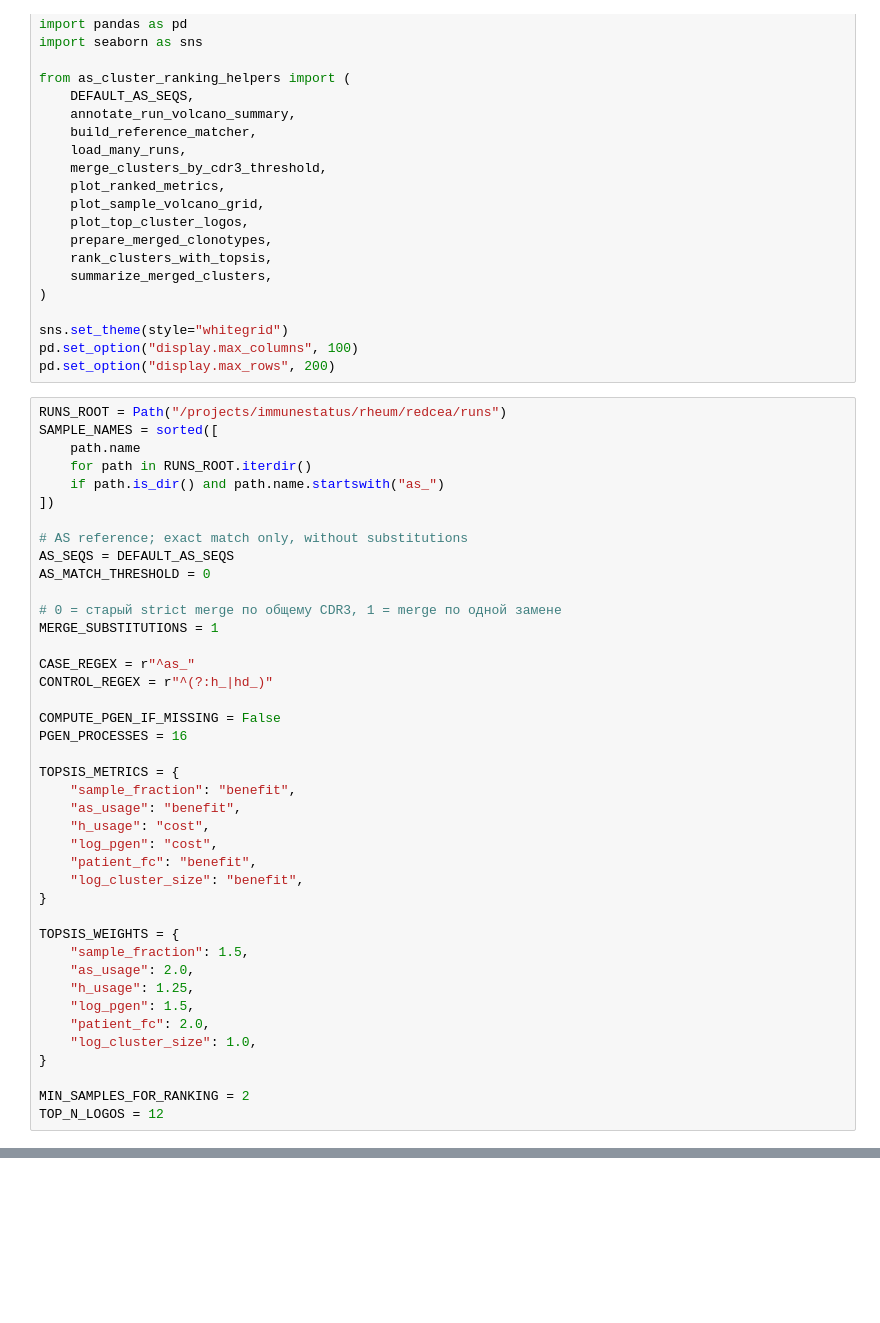
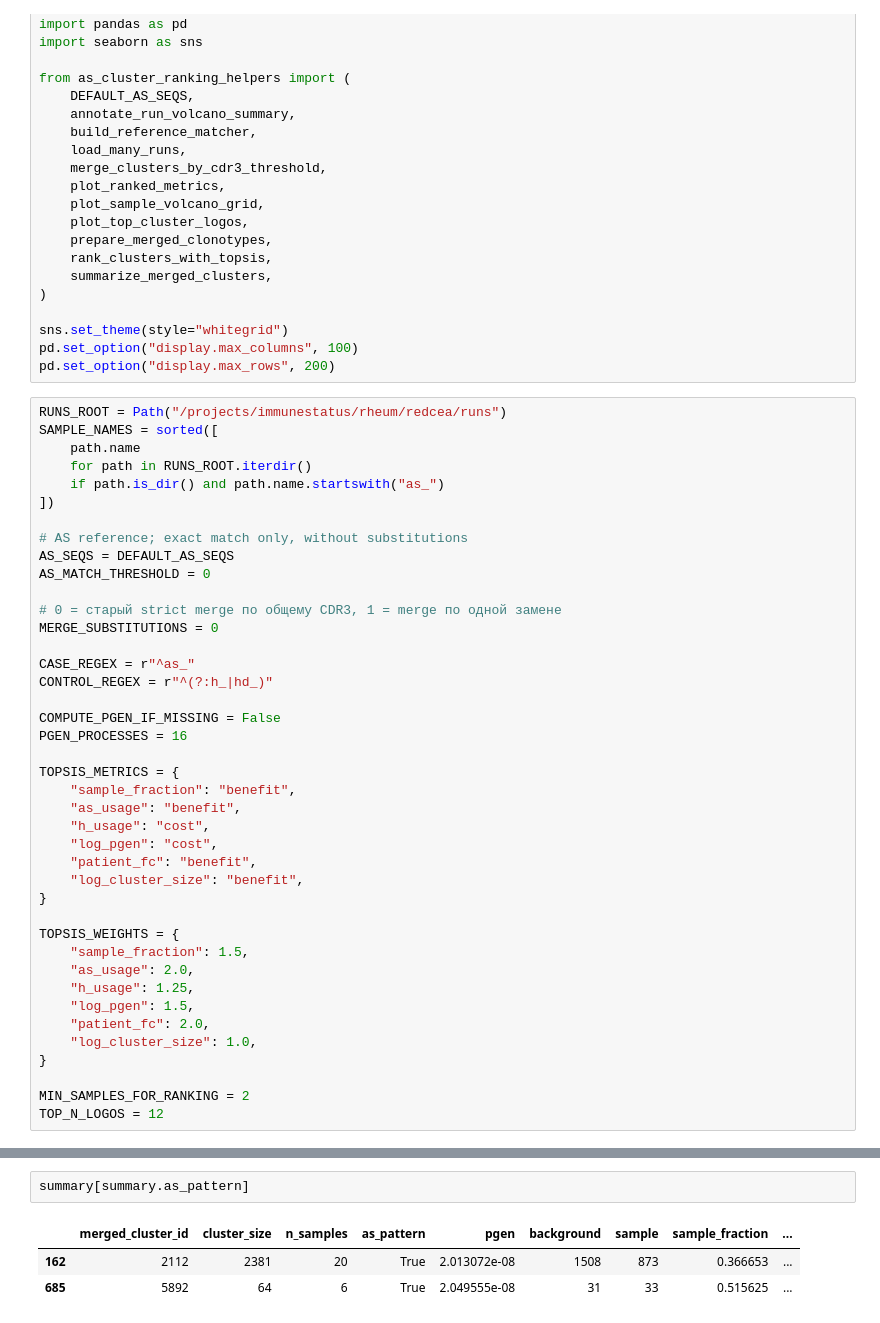
Before and after one commit to antigenomics/redcea, a Jupyter notebook: notebooks/rheum/12_as_cluster_ranking.ipynb, the cells around one changed output, grey strips where cells are left out. Drawn from its saved outputs; the diff is of its cells as text; blank space fills up the shorter version.

```diff
--- a/notebooks/rheum/12_as_cluster_ranking.ipynb
+++ b/notebooks/rheum/12_as_cluster_ranking.ipynb
@@ -44,7 +44,7 @@ AS_SEQS = DEFAULT_AS_SEQS
 AS_MATCH_THRESHOLD = 0
 
 # 0 = старый strict merge по общему CDR3, 1 = merge по одной замене
-MERGE_SUBSTITUTIONS = 1
+MERGE_SUBSTITUTIONS = 0
 
 CASE_REGEX = r"^as_"
 CONTROL_REGEX = r"^(?:h_|hd_)"
@@ -111,3 +128,9 @@ summary.head()
+# %%
+summary[summary.as_pattern]
+# %% [output]
+|  | merged_cluster_id | cluster_size | n_samples | as_pattern | pgen | background | sample | sample_fraction | ... |
+| 162 | 2112 | 2381 | 20 | True | 2.013072e-08 | 1508 | 873 | 0.366653 | ... |
+| 685 | 5892 | 64 | 6 | True | 2.049555e-08 | 31 | 33 | 0.515625 | ... |
 # %%
 ranked_df = rank_clusters_with_topsis(
     summary,
```
Also changed, not shown: parts of 6 cells of this notebook, 2 other files.
